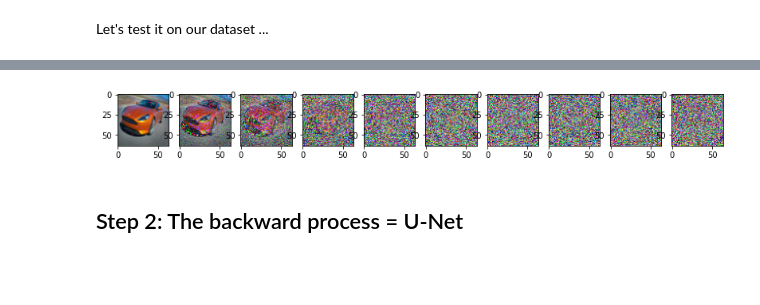
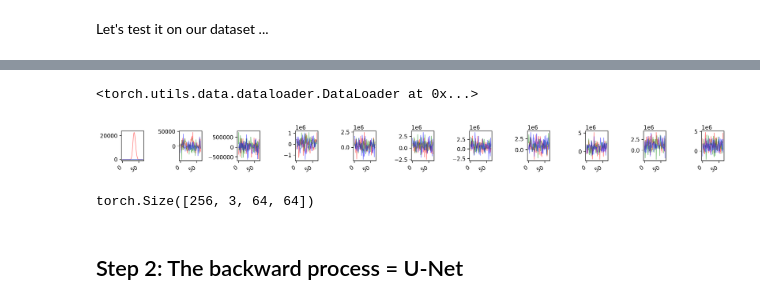
Before and after one commit to jcblemai/influpaint, a Jupyter notebook: diffusion_model.ipynb, the cells around one changed output, grey strips where cells are left out. Cells and saved outputs as stored; diff of their text form; code cells hidden in the pictures; blank space fills up the shorter version.

```diff
--- a/diffusion_model.ipynb
+++ b/diffusion_model.ipynb
@@ -70,3 +93,5 @@ show_curves(data)
+# %%
+data = FluDynamicsDataset('datasets/from_csp_weekly_pad.nc')
 # %% [markdown]
 Later in this notebook we will do some additional modifications to this dataset, for example make the images smaller, convert them to tensors ect.
 # %% [markdown]
@@ -169,19 +179,44 @@ ModuleNotFoundError: No module named 'torchvision'
-# %%
-# Simulate forward diffusion
-image = next(iter(dataloader))[0]
-
-plt.figure(figsize=(15,15))
-plt.axis('off')
-num_images = 10
-stepsize = int(T/num_images)
-
-for idx in range(0, T, stepsize):
-    t = torch.Tensor([idx]).type(torch.int64)
-    plt.subplot(1, num_images+1, (idx/stepsize) + 1)
-    image, noise = forward_diffusion_sample(image, t)
-    show_tensor_image(image)
-# %% [output]
-[figure, removed]
+# %%
+dataloader
+# %% [output]
+<torch.utils.data.dataloader.DataLoader at 0x...>
+# %%
+# Simulate forward diffusion
+image = next(iter(dataloader))[0]
+
+def plot_to_ax(array, ax=None, place=0):
+    c = ['red', 'green', 'blue']
+    # (3, 48, 51)
+    if len(array.shape) == 4: # it's a batch
+        array = array[0, :, :, :]
+    if ax is None:
+        ax = plt.gca() # get current ax
+    for k in range(3):
+        ax.plot( array[k, :, place], c = c[k], lw = 1, alpha=.5) # dates,print(arr
+def show_tensor_image(image, ax=None, place=0):
+    plot_to_ax(data.unnormalized(image.numpy()), ax=ax, place=place)
+
+num_images = 10
+fig, axes = plt.subplots(1, num_images+1, figsize=(16,1.5), dpi=200)
+
+stepsize = int(T/num_images)
+
+i = 0
+for idx in range(0, T, stepsize):
+    t = torch.Tensor([idx]).type(torch.int64)
+    show_tensor_image(image, ax = axes.flat[i])
+    image, noise = forward_diffusion_sample(image, t)
+
+    i+=1
+show_tensor_image(image, ax = axes.flat[i])
+fig.autofmt_xdate()
+fig.tight_layout()
+# %% [output]
+[figure, added]
+# %%
+image.shape
+# %% [output]
+torch.Size([256, 3, 64, 64])
 # %% [markdown]
 ## Step 2: The backward process = U-Net
 # %% [markdown]
```
Also changed, not shown: parts of 8 cells of this notebook, 1 other file.
